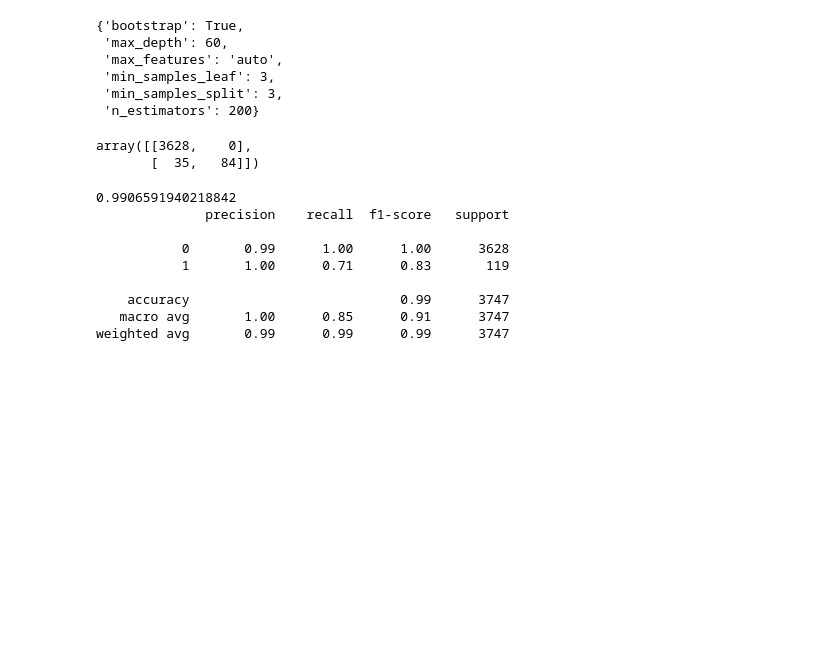
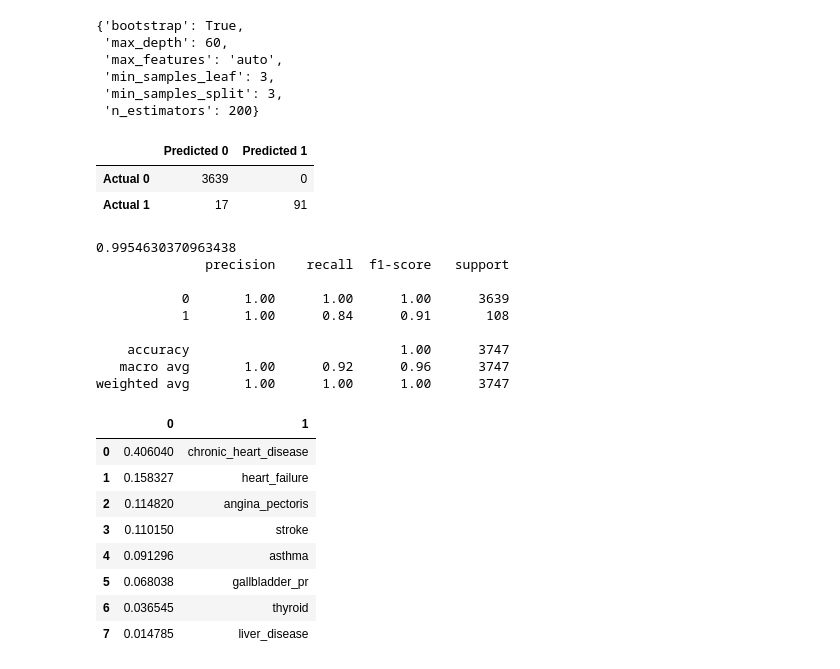
Before and after one commit to equitymarkets/HeartAttackPrediction, a Jupyter notebook: hyper_parameter_tuning.ipynb, the cells around one changed output. Cells and saved outputs as stored; diff of their text form; code cells hidden in the pictures; blank space fills up the shorter version.

```diff
--- a/hyper_parameter_tuning.ipynb
+++ b/hyper_parameter_tuning.ipynb
@@ -53,4 +62,4 @@ array([[0],
        [0]])
 # %%
 # Splitting into Train and Test sets
-X_train, X_test, y_train, y_test = train_test_split(X, y, random_state=444)
+X_train, X_test, y_train, y_test = train_test_split(X, y, random_state=444, stratify = y)
@@ -177,19 +203,39 @@ cm_df = pd.DataFrame(cm,
                      index = ["Actual 0", "Actual 1"], columns = ["Predicted 0", "Predicted 1"])
 
 acc_score = accuracy_score(y_test, grid_predictions)
+# %%
+cm_df
+# %% [output]
+|  | Predicted 0 | Predicted 1 |
+| Actual 0 | 3639 | 0 |
+| Actual 1 | 17 | 91 |
 # %%
-display(cm)
+
 print(acc_score)
 print(classification_report(y_test, predictions))
 # %% [output]
-array([[3628,    0],
-       [  35,   84]])
+0.9954630370963438
+              precision    recall  f1-score   support
+
+           0       1.00      1.00      1.00      3639
+           1       1.00      0.84      0.91       108
+
+    accuracy                           1.00      3747
+   macro avg       1.00      0.92      0.96      3747
+weighted avg       1.00      1.00      1.00      3747
-0.9906591940218842
-              precision    recall  f1-score   support
-
-           0       0.99      1.00      1.00      3628
-           1       1.00      0.71      0.83       119
-
-    accuracy                           0.99      3747
-   macro avg       1.00      0.85      0.91      3747
-weighted avg       0.99      0.99      0.99      3747
+# %%
+importances = best_grid.feature_importances_
+
+importances_sorted = sorted(zip(best_grid.feature_importances_, X.columns), reverse = True)
+importances_df = pd.DataFrame(importances_sorted)
+importances_df
+# %% [output]
+|  | 0 | 1 |
+| 0 | 0.406040 | chronic_heart_disease |
+| 1 | 0.158327 | heart_failure |
+| 2 | 0.114820 | angina_pectoris |
+| 3 | 0.110150 | stroke |
+| 4 | 0.091296 | asthma |
+| 5 | 0.068038 | gallbladder_pr |
+| 6 | 0.036545 | thyroid |
+| 7 | 0.014785 | liver_disease |
```
Also changed, not shown: parts of 6 cells of this notebook.
